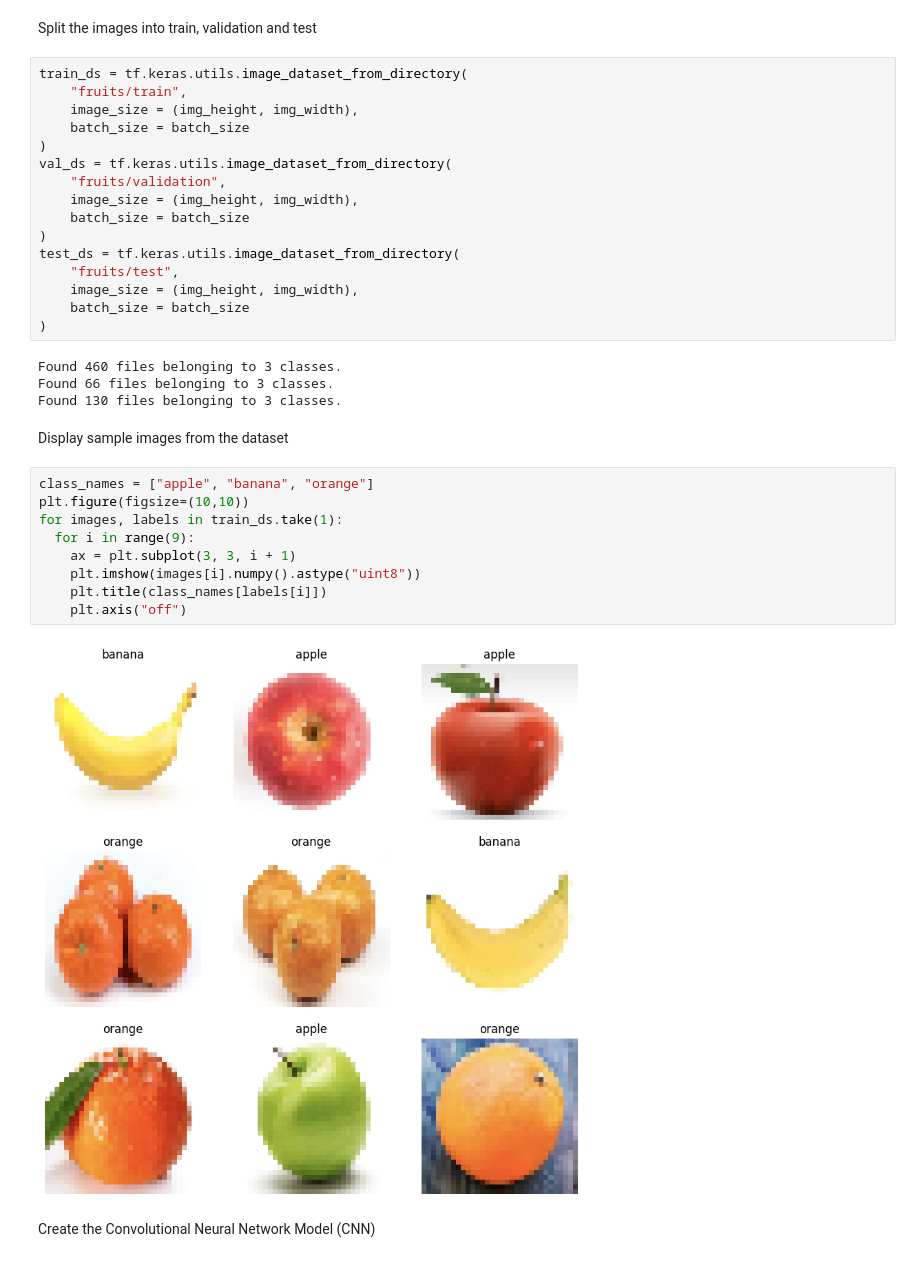
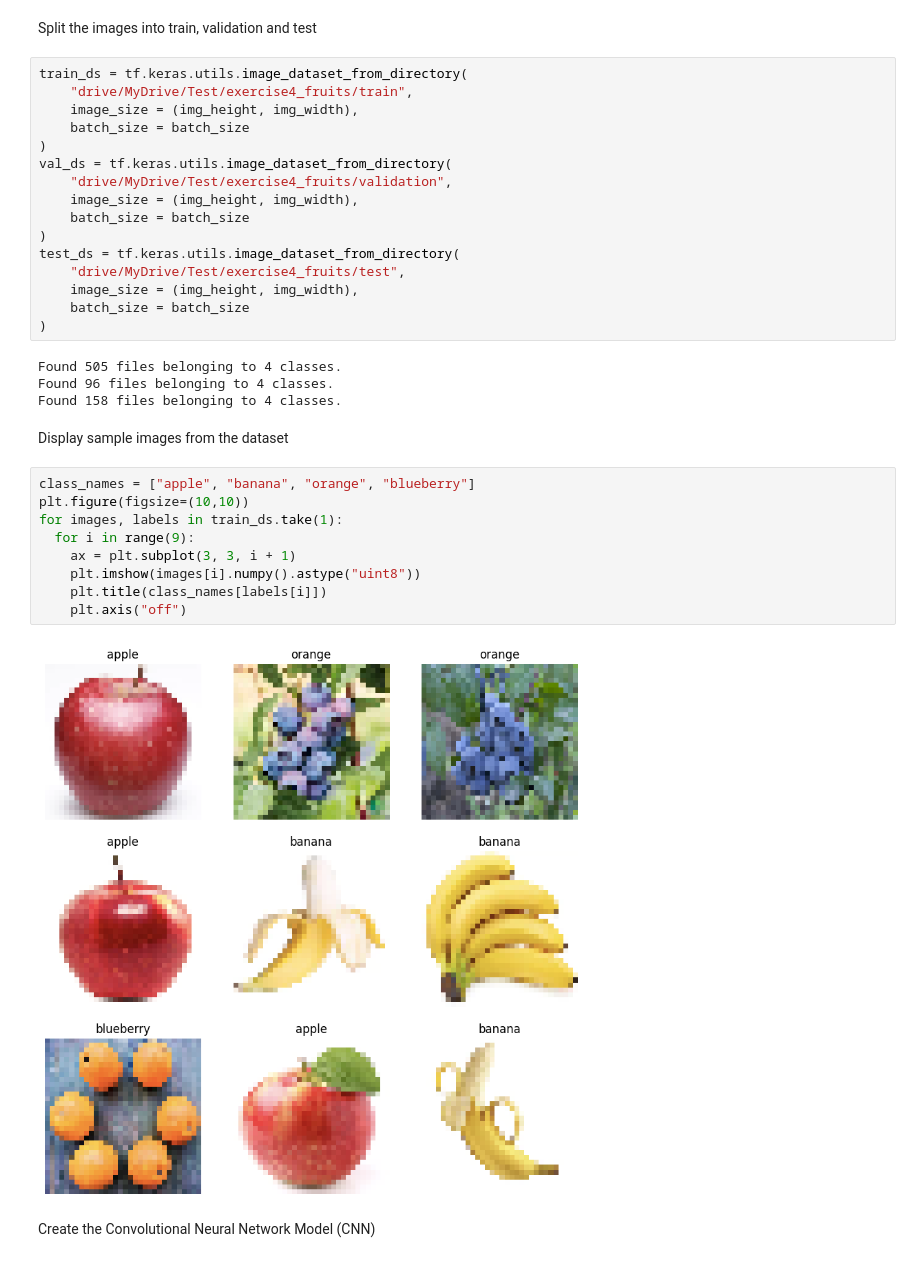
Before and after one commit to moridin04/CCDEPLRL_EXERCISES_COM222ML, a Jupyter notebook: Exercise4.ipynb, the cells around one changed output. Drawn from its saved outputs; the diff is of its cells as text.

```diff
--- a/Exercise4.ipynb
+++ b/Exercise4.ipynb
@@ -65,37 +37,37 @@ batch_size = 20
 Split the images into train, validation and test
 # %%
 train_ds = tf.keras.utils.image_dataset_from_directory(
-    "fruits/train",
+    "drive/MyDrive/Test/exercise4_fruits/train",
     image_size = (img_height, img_width),
     batch_size = batch_size
 )
 val_ds = tf.keras.utils.image_dataset_from_directory(
-    "fruits/validation",
+    "drive/MyDrive/Test/exercise4_fruits/validation",
     image_size = (img_height, img_width),
     batch_size = batch_size
 )
 test_ds = tf.keras.utils.image_dataset_from_directory(
-    "fruits/test",
+    "drive/MyDrive/Test/exercise4_fruits/test",
     image_size = (img_height, img_width),
     batch_size = batch_size
 )
 # %% [output]
-Found 460 files belonging to 3 classes.
-Found 66 files belonging to 3 classes.
-Found 130 files belonging to 3 classes.
+Found 505 files belonging to 4 classes.
+Found 96 files belonging to 4 classes.
+Found 158 files belonging to 4 classes.
 # %% [markdown]
 Display sample images from the dataset
 # %%
-class_names = ["apple", "banana", "orange"]
+class_names = ["apple", "banana", "orange", "blueberry"]
 plt.figure(figsize=(10,10))
 for images, labels in train_ds.take(1):
   for i in range(9):
     ax = plt.subplot(3, 3, i + 1)
     plt.imshow(images[i].numpy().astype("uint8"))
     plt.title(class_names[labels[i]])
     plt.axis("off")
 # %% [output]
-[figure, old version]
+[figure, new version]
 # %% [markdown]
 Create the Convolutional Neural Network Model (CNN)
 # %%
```
Also changed, not shown: parts of 8 cells of this notebook.
